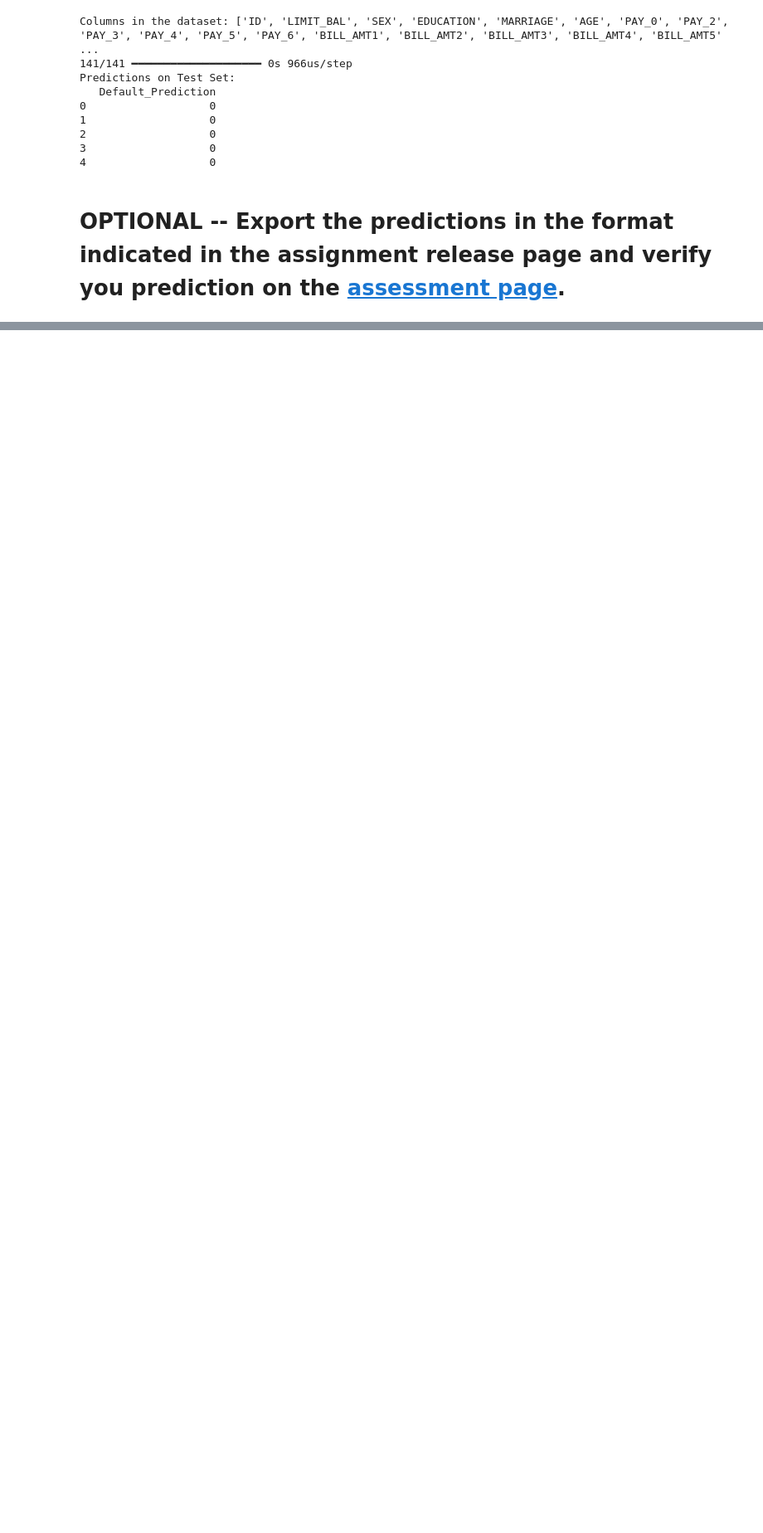
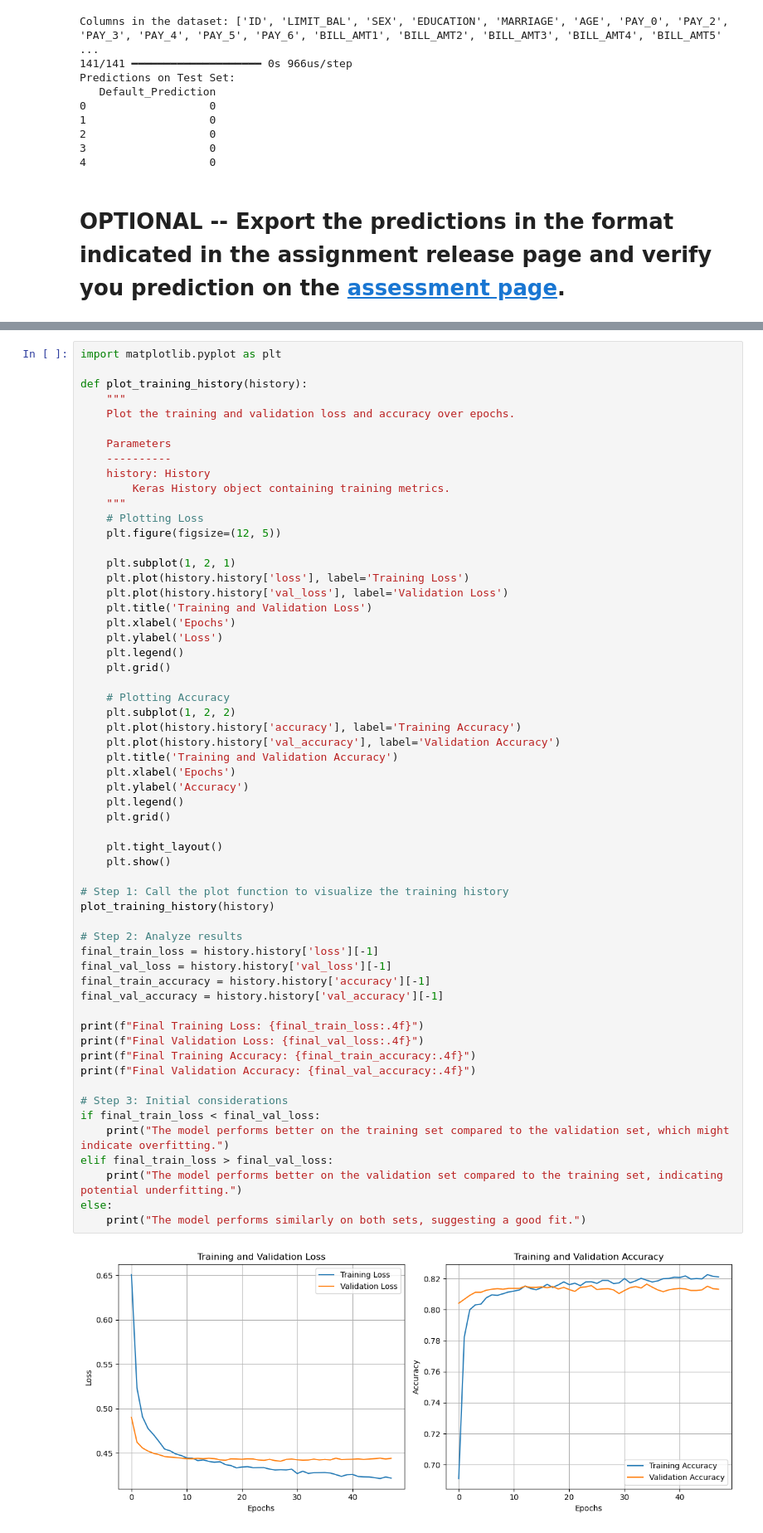
Before and after one commit to andreamoleri/AML-Assignments, a Jupyter notebook: Assignment 1/Assignment_one_template.ipynb, the cells around one changed output, grey strips where cells are left out. Shown at 83% size. Saved outputs shown, nothing was run; the diff lists cells and outputs as text; blank space fills up the shorter version.

```diff
--- a/Assignment 1/Assignment_one_template.ipynb
+++ b/Assignment 1/Assignment_one_template.ipynb
@@ -549,0 +685,60 @@ Predictions on Test Set:
+# %%
+import matplotlib.pyplot as plt
+
+def plot_training_history(history):
+    """
+    Plot the training and validation loss and accuracy over epochs.
+
+    Parameters
+    ----------
+    history: History
+        Keras History object containing training metrics.
+    """
+    # Plotting Loss
+    plt.figure(figsize=(12, 5))
+
+    plt.subplot(1, 2, 1)
+    plt.plot(history.history['loss'], label='Training Loss')
+    plt.plot(history.history['val_loss'], label='Validation Loss')
+    plt.title('Training and Validation Loss')
+    plt.xlabel('Epochs')
+    plt.ylabel('Loss')
+    plt.legend()
+    plt.grid()
+
+    # Plotting Accuracy
+    plt.subplot(1, 2, 2)
+    plt.plot(history.history['accuracy'], label='Training Accuracy')
+    plt.plot(history.history['val_accuracy'], label='Validation Accuracy')
+    plt.title('Training and Validation Accuracy')
+    plt.xlabel('Epochs')
+    plt.ylabel('Accuracy')
+    plt.legend()
+    plt.grid()
+
+    plt.tight_layout()
+    plt.show()
+
+# Step 1: Call the plot function to visualize the training history
+plot_training_history(history)
+
+# Step 2: Analyze results
+final_train_loss = history.history['loss'][-1]
+final_val_loss = history.history['val_loss'][-1]
+final_train_accuracy = history.history['accuracy'][-1]
+final_val_accuracy = history.history['val_accuracy'][-1]
+
+print(f"Final Training Loss: {final_train_loss:.4f}")
+print(f"Final Validation Loss: {final_val_loss:.4f}")
+print(f"Final Training Accuracy: {final_train_accuracy:.4f}")
+print(f"Final Validation Accuracy: {final_val_accuracy:.4f}")
+
+# Step 3: Initial considerations
+if final_train_loss < final_val_loss:
+    print("The model performs better on the training set compared to the validation set, which might indicate overfitting.")
+elif final_train_loss > final_val_loss:
+    print("The model performs better on the validation set compared to the training set, indicating potential underfitting.")
+else:
+    print("The model performs similarly on both sets, suggesting a good fit.")
+# %% [output]
+[figure, added]
```
Also changed, not shown: parts of 2 cells of this notebook.
